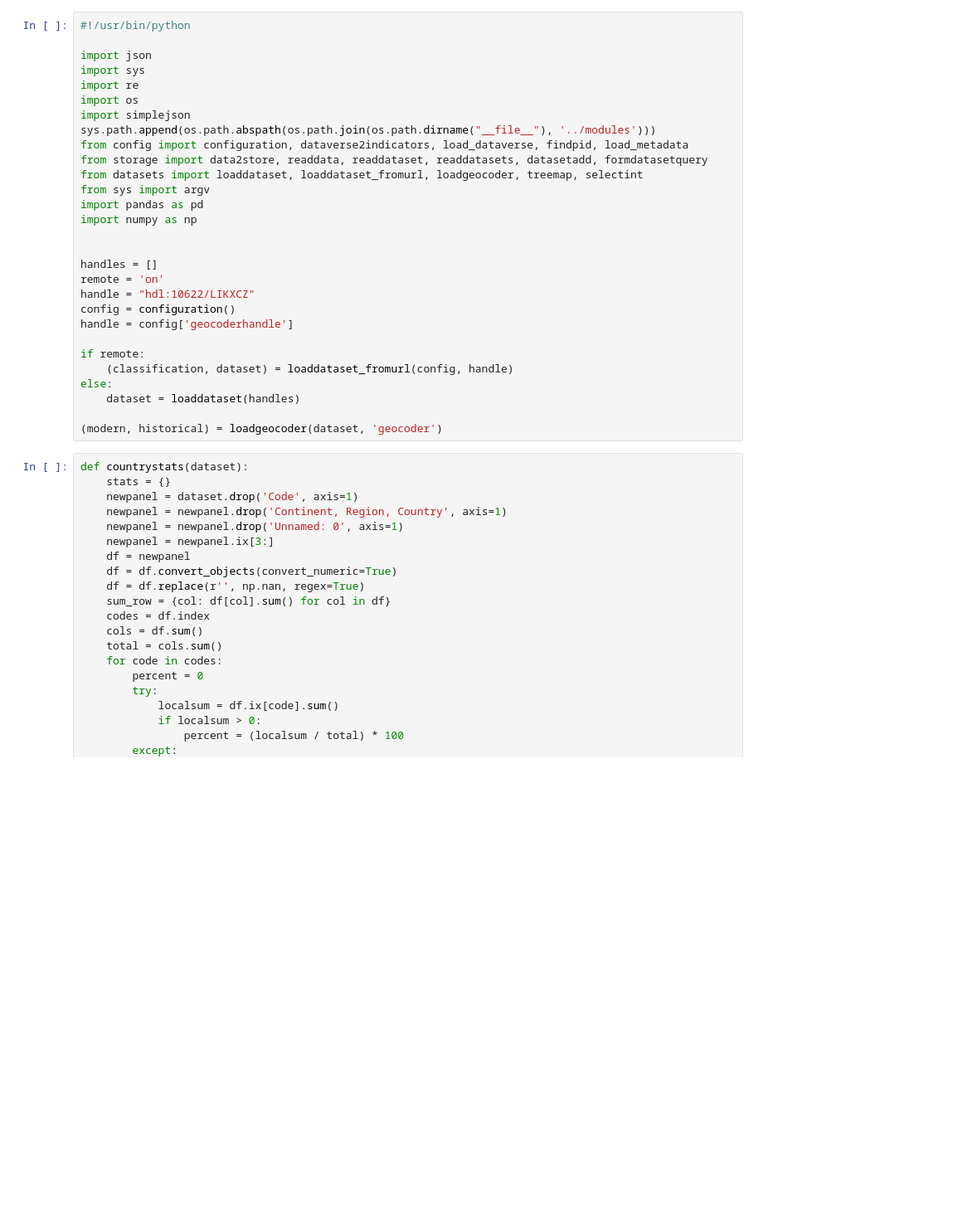
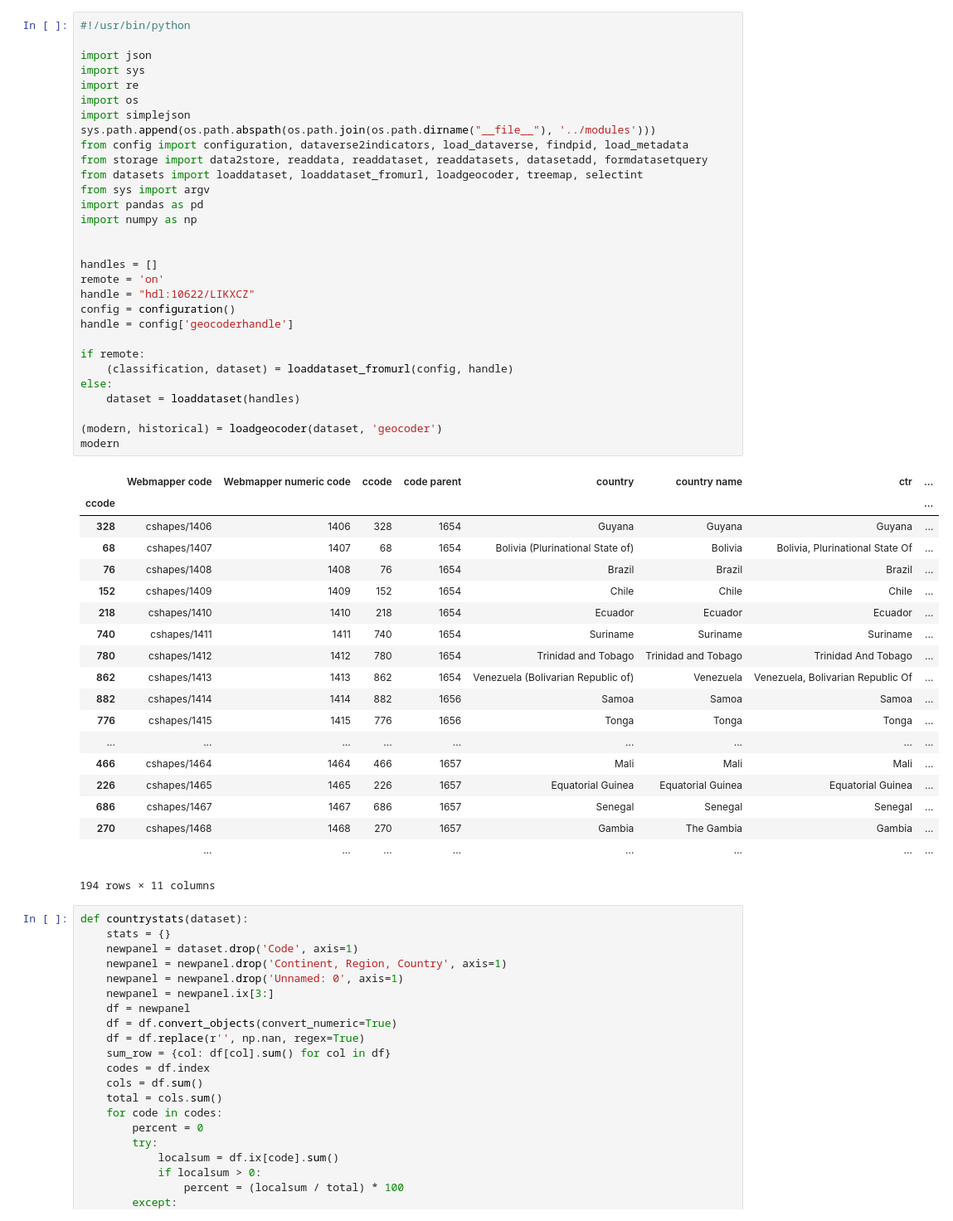
Before and after one commit to 4tikhonov/clioinfra.js, a Jupyter notebook: notebooks/Treemaps.ipynb, the cells around one changed output. Shown at 83% size. Cells and saved outputs as stored; diff of their text form; blank space fills up the shorter version.

```diff
--- a/notebooks/Treemaps.ipynb
+++ b/notebooks/Treemaps.ipynb
@@ -1,32 +1,53 @@
 # %%
 #!/usr/bin/python
 
 import json
 import sys
 import re
 import os
 import simplejson
 sys.path.append(os.path.abspath(os.path.join(os.path.dirname("__file__"), '../modules')))
 from config import configuration, dataverse2indicators, load_dataverse, findpid, load_metadata
 from storage import data2store, readdata, readdataset, readdatasets, datasetadd, formdatasetquery
 from datasets import loaddataset, loaddataset_fromurl, loadgeocoder, treemap, selectint
 from sys import argv
 import pandas as pd
 import numpy as np
 
 
 handles = []
 remote = 'on'
 handle = "hdl:10622/LIKXCZ"
 config = configuration()
 handle = config['geocoderhandle']
 
 if remote:
     (classification, dataset) = loaddataset_fromurl(config, handle)
 else:
     dataset = loaddataset(handles)
 
 (modern, historical) = loadgeocoder(dataset, 'geocoder')
+modern
+# %% [output]
+|  | Webmapper code | Webmapper numeric code | ccode | code parent | country | country name | ctr | ... |
+| ccode |  |  |  |  |  |  |  | ... |
+| 328 | cshapes/1406 | 1406 | 328 | 1654 | Guyana | Guyana | Guyana | ... |
+| 68 | cshapes/1407 | 1407 | 68 | 1654 | Bolivia (Plurinational State of) | Bolivia | Bolivia, Plurinational State Of | ... |
+| 76 | cshapes/1408 | 1408 | 76 | 1654 | Brazil | Brazil | Brazil | ... |
+| 152 | cshapes/1409 | 1409 | 152 | 1654 | Chile | Chile | Chile | ... |
+| 218 | cshapes/1410 | 1410 | 218 | 1654 | Ecuador | Ecuador | Ecuador | ... |
+| 740 | cshapes/1411 | 1411 | 740 | 1654 | Suriname | Suriname | Suriname | ... |
+| 780 | cshapes/1412 | 1412 | 780 | 1654 | Trinidad and Tobago | Trinidad and Tobago | Trinidad And Tobago | ... |
+| 862 | cshapes/1413 | 1413 | 862 | 1654 | Venezuela (Bolivarian Republic of) | Venezuela | Venezuela, Bolivarian Republic Of | ... |
+| 882 | cshapes/1414 | 1414 | 882 | 1656 | Samoa | Samoa | Samoa | ... |
+| 776 | cshapes/1415 | 1415 | 776 | 1656 | Tonga | Tonga | Tonga | ... |
+| ... | ... | ... | ... | ... | ... | ... | ... | ... |
+| 466 | cshapes/1464 | 1464 | 466 | 1657 | Mali | Mali | Mali | ... |
+| 226 | cshapes/1465 | 1465 | 226 | 1657 | Equatorial Guinea | Equatorial Guinea | Equatorial Guinea | ... |
+| 686 | cshapes/1467 | 1467 | 686 | 1657 | Senegal | Senegal | Senegal | ... |
+| 270 | cshapes/1468 | 1468 | 270 | 1657 | Gambia | The Gambia | Gambia | ... |
+|  | ... | ... | ... | ... | ... | ... | ... | ... |
+194 rows × 11 columns
 # %%
 def countrystats(dataset):
     stats = {}
```
